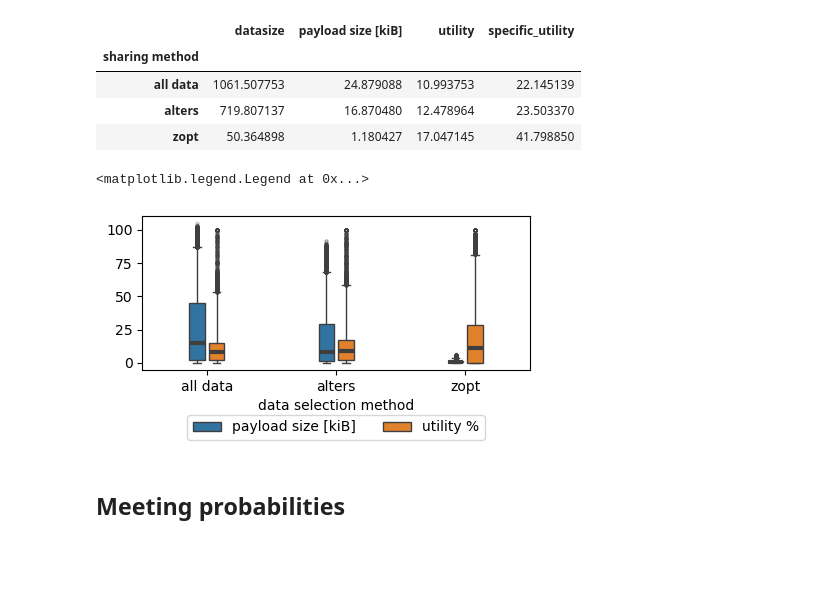
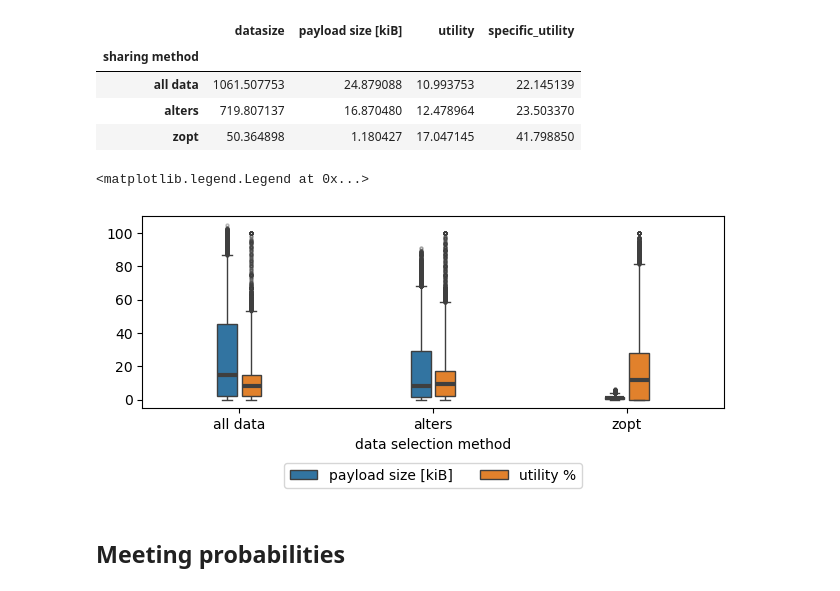
Before and after one commit to alelevente/selcop, a Jupyter notebook: 03_da/05_evaluation/01_exchanged_data.ipynb, the cells around one changed output. Cells and saved outputs as stored; diff of their text form; code cells hidden in the pictures; blank space fills up the shorter version.

Commit message:
plots

```diff
--- a/03_da/05_evaluation/01_exchanged_data.ipynb
+++ b/03_da/05_evaluation/01_exchanged_data.ipynb
@@ -207,15 +207,15 @@ plot_df["data selection method"] = plot_method
 plot_df["value"] = plot_value
 plot_df["value type"] = plot_valuetype
 # %%
-plt.figure(figsize=(5,2))
+plt.figure(figsize=(7.5, 2.5))
 sns.boxplot(data=plot_df, x="data selection method", y="value", hue="value type",
-            width=0.3, gap=0.2, whis=[1, 99], legend=True, fliersize=2.0, flierprops={"alpha": 0.2},
+            width=0.25, gap=0.2, whis=[1, 99], legend=True, fliersize=2.0, flierprops={"alpha": 0.2},
                 medianprops={"linewidth":3})
 plt.ylabel("")
-plt.legend(title="", ncols=2, loc="lower center", bbox_to_anchor=(0.5, -.5))
+plt.legend(title="", ncols=2, loc="lower center", bbox_to_anchor=(0.5, -.45))
 # %% [output]
 <matplotlib.legend.Legend at 0x...>
-[figure, old version]
+[figure, new version]
 # %% [markdown]
 ## Meeting probabilities
 # %%
```
Also changed, not shown: parts of 2 cells of this notebook, 3 other files.
